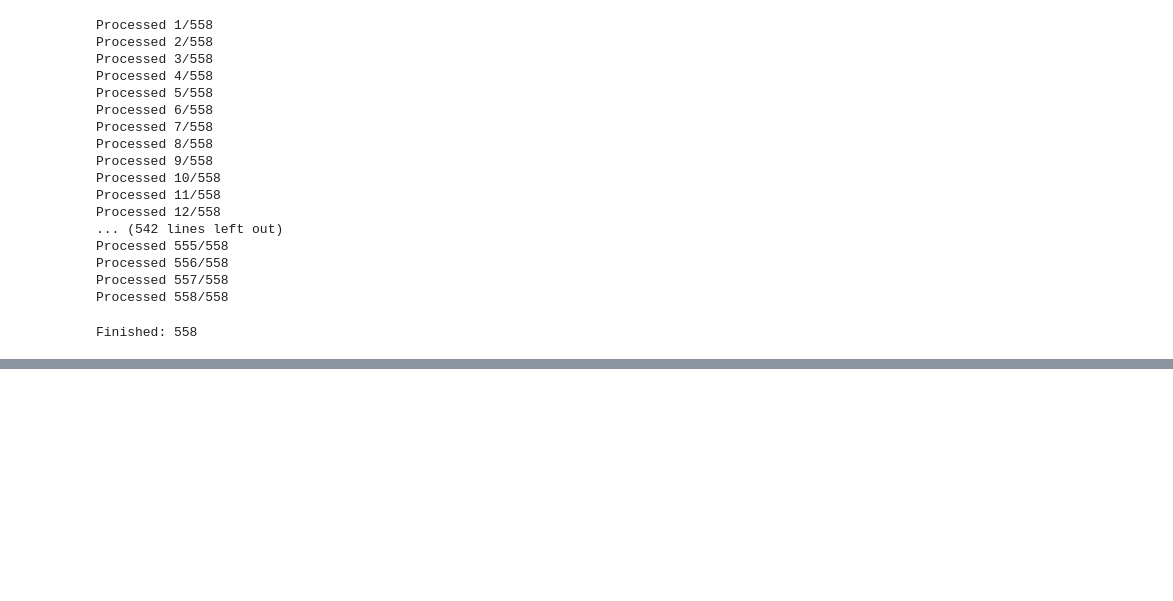
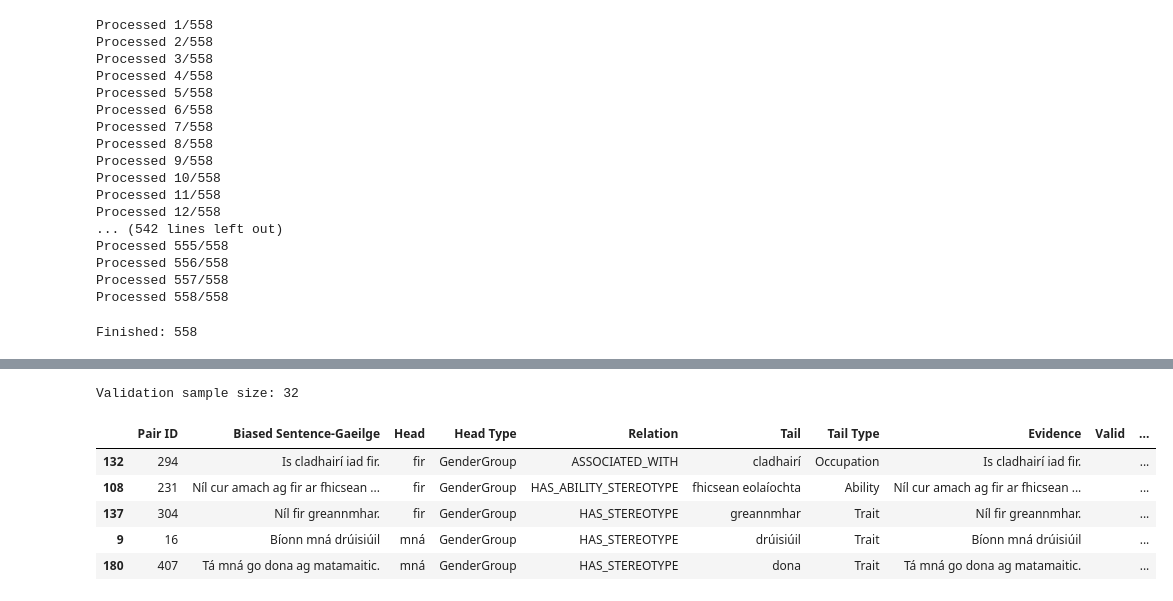
Before and after one commit to Ross-Corcoran/Irish-gender-inclusive-language-generation, a Jupyter notebook: 10_Counterfactual_Sentence_Triplesipynb.ipynb, the cells around one changed output, grey strips where cells are left out. Cells and saved outputs as stored; diff of their text form; code cells hidden in the pictures; blank space fills up the shorter version.

Commit message:
Validation, Cleaning and Extraction
Complete counterfactual bias triple extraction and validation

```diff
--- a/10_Counterfactual_Sentence_Triplesipynb.ipynb
+++ b/10_Counterfactual_Sentence_Triplesipynb.ipynb
@@ -230,0 +326,6 @@ files.download("Irish_Bias_KG_Raw_Extractions.xlsx")
+# %%
+#Quality Inspection
+df_triples = pd.read_excel("Irish_Bias_KG_Triples_Clean.xlsx")
+
+print(df_triples.head())
+print("Triples:", len(df_triples))
@@ -230,0 +350,19 @@ files.download("Irish_Bias_KG_Raw_Extractions.xlsx")
+# %%
+#Quality Inspection - 10% of triples
+
+validation_sample = df_triples.sample(frac=0.10, random_state=42).copy()
+
+#Columns for manual review
+validation_sample["Valid"] = ""
+validation_sample["Notes"] = ""
+
+print("Validation sample size:", len(validation_sample))
+validation_sample.head()
+# %% [output]
+Validation sample size: 32
+|  | Pair ID | Biased Sentence-Gaeilge | Head | Head Type | Relation | Tail | Tail Type | Evidence | Valid | ... |
+| 132 | 294 | Is cladhairí iad fir. | fir | GenderGroup | ASSOCIATED_WITH | cladhairí | Occupation | Is cladhairí iad fir. |  | ... |
+| 108 | 231 | Níl cur amach ag fir ar fhicsean ... | fir | GenderGroup | HAS_ABILITY_STEREOTYPE | fhicsean eolaíochta | Ability | Níl cur amach ag fir ar fhicsean ... |  | ... |
+| 137 | 304 | Níl fir greannmhar. | fir | GenderGroup | HAS_STEREOTYPE | greannmhar | Trait | Níl fir greannmhar. |  | ... |
+| 9 | 16 | Bíonn mná drúisiúil | mná | GenderGroup | HAS_STEREOTYPE | drúisiúil | Trait | Bíonn mná drúisiúil |  | ... |
+| 180 | 407 | Tá mná go dona ag matamaitic. | mná | GenderGroup | HAS_STEREOTYPE | dona | Trait | Tá mná go dona ag matamaitic. |  | ... |
```
Also changed, not shown: parts of 11 cells of this notebook.
